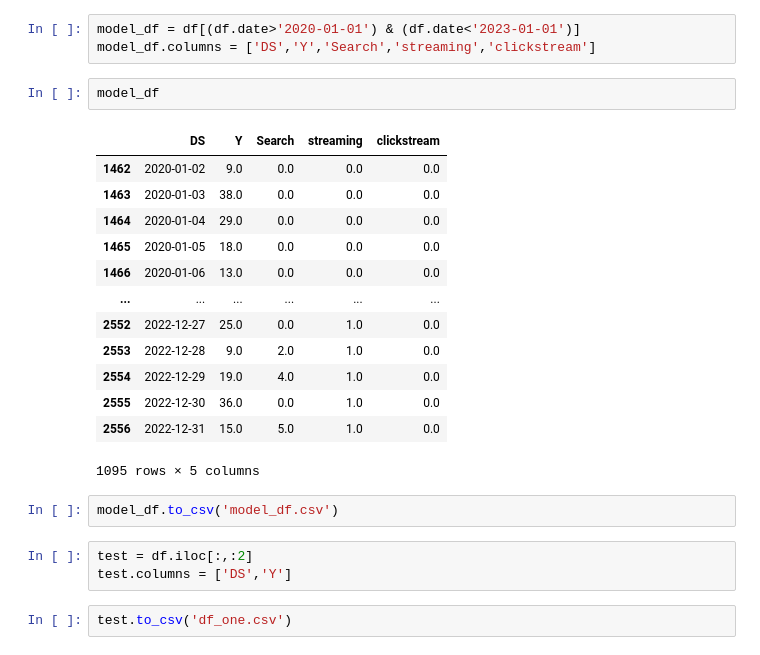
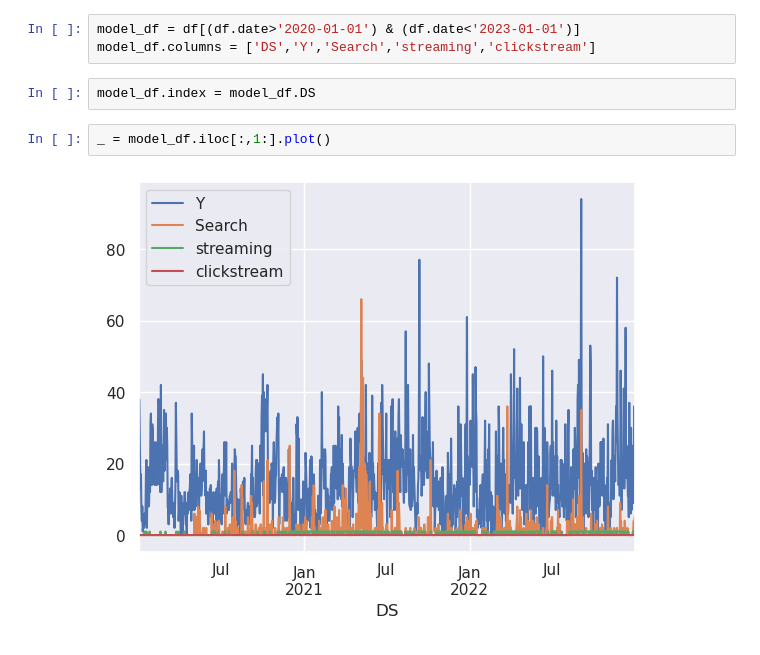
Before and after one commit to JohnHolz/JohnHolz.github.io, a Jupyter notebook: trabalho2.ipynb, the cells around one changed output. Cells and saved outputs as stored; diff of their text form.

```diff
--- a/trabalho2.ipynb
+++ b/trabalho2.ipynb
@@ -218,25 +218,8 @@ df = df.fillna(0)
 model_df = df[(df.date>'2020-01-01') & (df.date<'2023-01-01')]
 model_df.columns = ['DS','Y','Search','streaming','clickstream']
 # %%
-model_df
+model_df.index = model_df.DS
-# %% [output]
-|  | DS | Y | Search | streaming | clickstream |
-| 1462 | 2020-01-02 | 9.0 | 0.0 | 0.0 | 0.0 |
-| 1463 | 2020-01-03 | 38.0 | 0.0 | 0.0 | 0.0 |
-| 1464 | 2020-01-04 | 29.0 | 0.0 | 0.0 | 0.0 |
-| 1465 | 2020-01-05 | 18.0 | 0.0 | 0.0 | 0.0 |
-| 1466 | 2020-01-06 | 13.0 | 0.0 | 0.0 | 0.0 |
-| ... | ... | ... | ... | ... | ... |
-| 2552 | 2022-12-27 | 25.0 | 0.0 | 1.0 | 0.0 |
-| 2553 | 2022-12-28 | 9.0 | 2.0 | 1.0 | 0.0 |
-| 2554 | 2022-12-29 | 19.0 | 4.0 | 1.0 | 0.0 |
-| 2555 | 2022-12-30 | 36.0 | 0.0 | 1.0 | 0.0 |
-| 2556 | 2022-12-31 | 15.0 | 5.0 | 1.0 | 0.0 |
-1095 rows × 5 columns
-# %%
-model_df.to_csv('model_df.csv')
-# %%
-test = df.iloc[:,:2]
-test.columns = ['DS','Y']
-# %%
-test.to_csv('df_one.csv')
+# %%
+_ = model_df.iloc[:,1:].plot()
+# %% [output]
+[figure, added]
```
Also changed, not shown: parts of 15 cells of this notebook, 6 other files.
